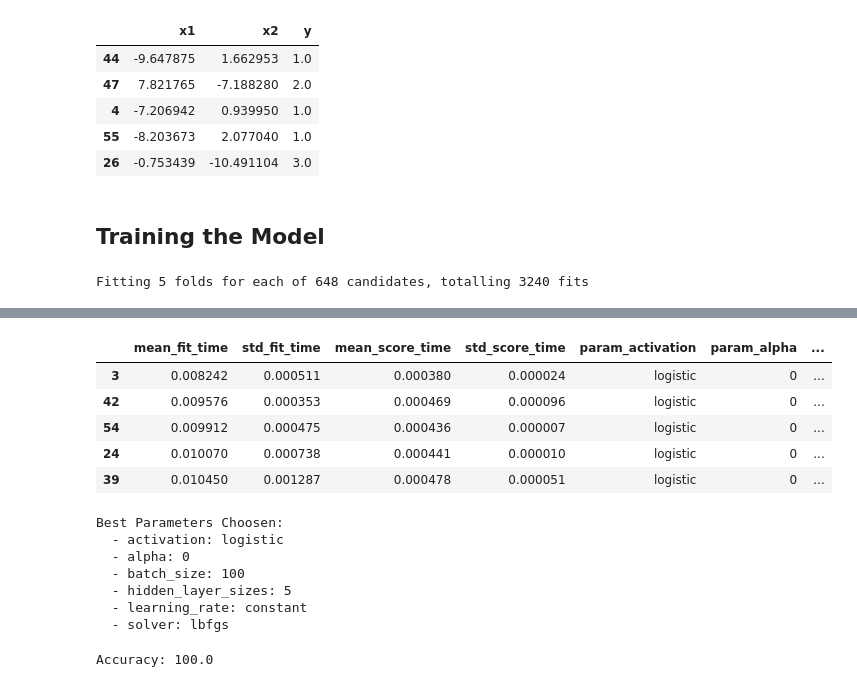
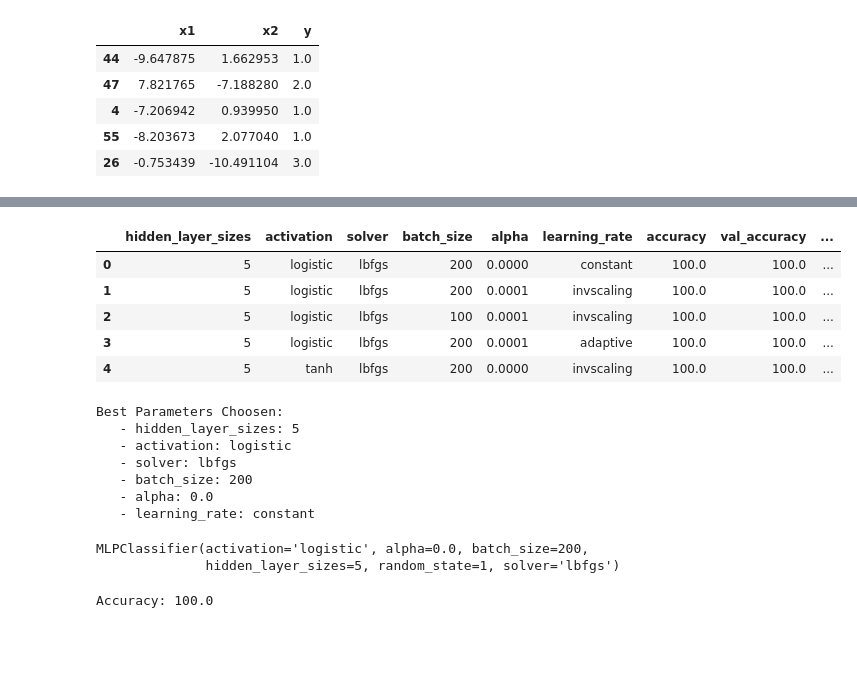
Before and after one commit to sowmyamanojna/CS5691-PRML-Assignments, a Jupyter notebook: assignment3/codes/1A_MLFFNN.ipynb, the cells around one changed output, grey strips where cells are left out. Cells and saved outputs as stored; diff of their text form; code cells hidden in the pictures; blank space fills up the shorter version.

Commit message:
Changed to inbuilt GridSearch because scores for validation were needed

```diff
--- a/assignment3/codes/1A_MLFFNN.ipynb
+++ b/assignment3/codes/1A_MLFFNN.ipynb
@@ -62,29 +56,25 @@ display(df_test.head())
 | 55 | -8.203673 | 2.077040 | 1.0 |
 | 26 | -0.753439 | -10.491104 | 3.0 |
 # %%
-X_train = df[["x1", "x2"]].to_numpy()
+X_train = df.drop("y", axis=1)
 y_train = df["y"].to_numpy().astype("int")
 
-X_val = df_val[["x1", "x2"]].to_numpy()
+X_val = df_val.drop("y", axis=1)
 y_val = df_val["y"].to_numpy().astype("int")
 
-X_test = df_test[["x1", "x2"]].to_numpy()
+X_test = df_test.drop("y", axis=1)
 y_test = df_test["y"].to_numpy().astype("int")
-# %% [markdown]
-## Training the Model
 # %%
 parameters = {"hidden_layer_sizes":[5,8,10,15], "activation":["logistic", "tanh", "relu"], \
-              "solver":["lbfgs", "sgd", "adam"], "batch_size":[100, 200, "auto"], \
+              "solver":["lbfgs", "sgd", "adam"], "batch_size":[100, 200], \
               "alpha":[0, 0.0001], "learning_rate":["constant", "adaptive", "invscaling"], \
              }
 
 mlp = MLPClassifier(random_state=1)
 
-clf = GridSearchCV(mlp, parameters, verbose=1, n_jobs=6)
-clf.fit(X_train, y_train)
+clf = GridSearch(mlp, parameters)
+clf.fit(X_train, y_train, X_val, y_val)
 result_df = pd.DataFrame(clf.cv_results_)
-result_df.to_csv("../parameter_search/1A_MLFFNN.csv")
-result_df = result_df.sort_values(by=["rank_test_score", "mean_fit_time"])
+result_df.to_csv("../parameter_search/1A_MLFFNN_train_val.csv")
 result_df.head()
 # %% [output]
-Fitting 5 folds for each of 648 candidates, totalling 3240 fits
@@ -101,22 +81,26 @@ Fitting 5 folds for each of 648 candidates, totalling 3240 fits
-|  | mean_fit_time | std_fit_time | mean_score_time | std_score_time | param_activation | param_alpha | ... |
-| 3 | 0.008242 | 0.000511 | 0.000380 | 0.000024 | logistic | 0 | ... |
-| 42 | 0.009576 | 0.000353 | 0.000469 | 0.000096 | logistic | 0 | ... |
-| 54 | 0.009912 | 0.000475 | 0.000436 | 0.000007 | logistic | 0 | ... |
-| 24 | 0.010070 | 0.000738 | 0.000441 | 0.000010 | logistic | 0 | ... |
-| 39 | 0.010450 | 0.001287 | 0.000478 | 0.000051 | logistic | 0 | ... |
+|  | hidden_layer_sizes | activation | solver | batch_size | alpha | learning_rate | accuracy | val_accuracy | ... |
+| 0 | 5 | logistic | lbfgs | 200 | 0.0000 | constant | 100.0 | 100.0 | ... |
+| 1 | 5 | logistic | lbfgs | 200 | 0.0001 | invscaling | 100.0 | 100.0 | ... |
+| 2 | 5 | logistic | lbfgs | 100 | 0.0001 | invscaling | 100.0 | 100.0 | ... |
+| 3 | 5 | logistic | lbfgs | 200 | 0.0001 | adaptive | 100.0 | 100.0 | ... |
+| 4 | 5 | tanh | lbfgs | 200 | 0.0000 | invscaling | 100.0 | 100.0 | ... |
 # %%
-best_mlp = clf.best_estimator_
 print("Best Parameters Choosen:")
 for i in clf.best_params_:
-    print("  - ", i, ": ", clf.best_params_[i], sep="")
+    print("   - ", i, ": ", clf.best_params_[i], sep="")
+
+best_mlp = MLPClassifier(random_state=1, **clf.best_params_)
+best_mlp.fit(X_train, y_train)
 # %% [output]
 Best Parameters Choosen:
-  - activation: logistic
-  - alpha: 0
-  - batch_size: 100
-  - hidden_layer_sizes: 5
-  - learning_rate: constant
-  - solver: lbfgs
+   - hidden_layer_sizes: 5
+   - activation: logistic
+   - solver: lbfgs
+   - batch_size: 200
+   - alpha: 0.0
+   - learning_rate: constant
+MLPClassifier(activation='logistic', alpha=0.0, batch_size=200,
+              hidden_layer_sizes=5, random_state=1, solver='lbfgs')
 # %%
 y_pred = best_mlp.predict(X_train)
 print("Accuracy:", 100*np.sum(y_pred==y_train)/y_train.size)
```
Also changed, not shown: parts of 7 cells of this notebook, 12 other files.
